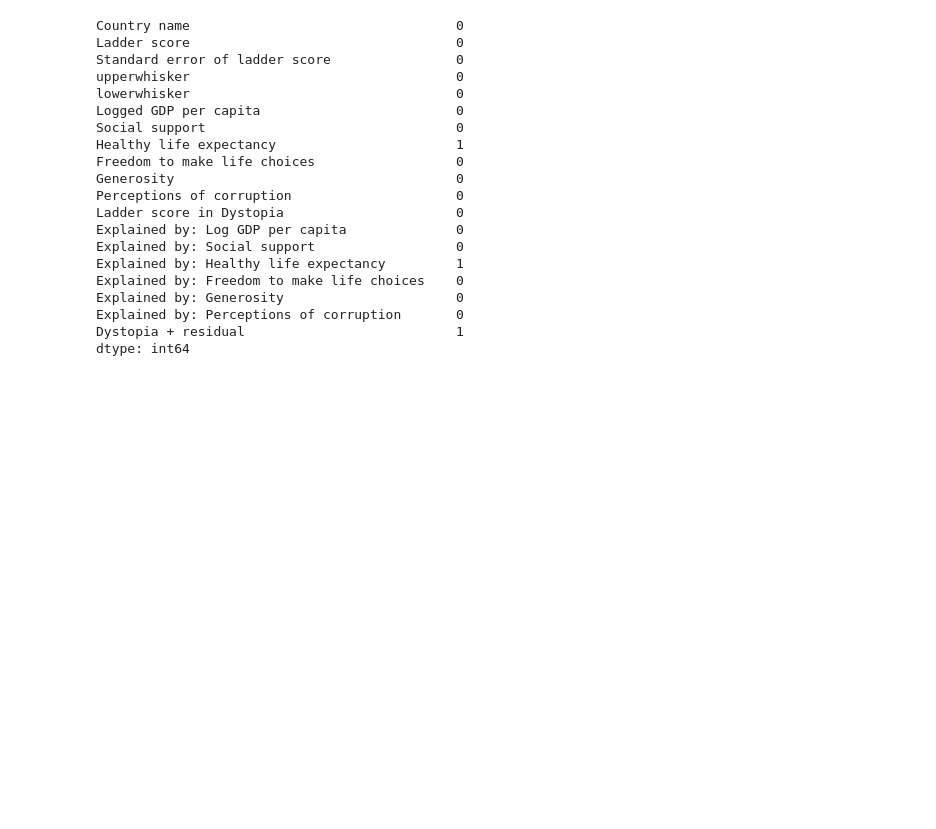
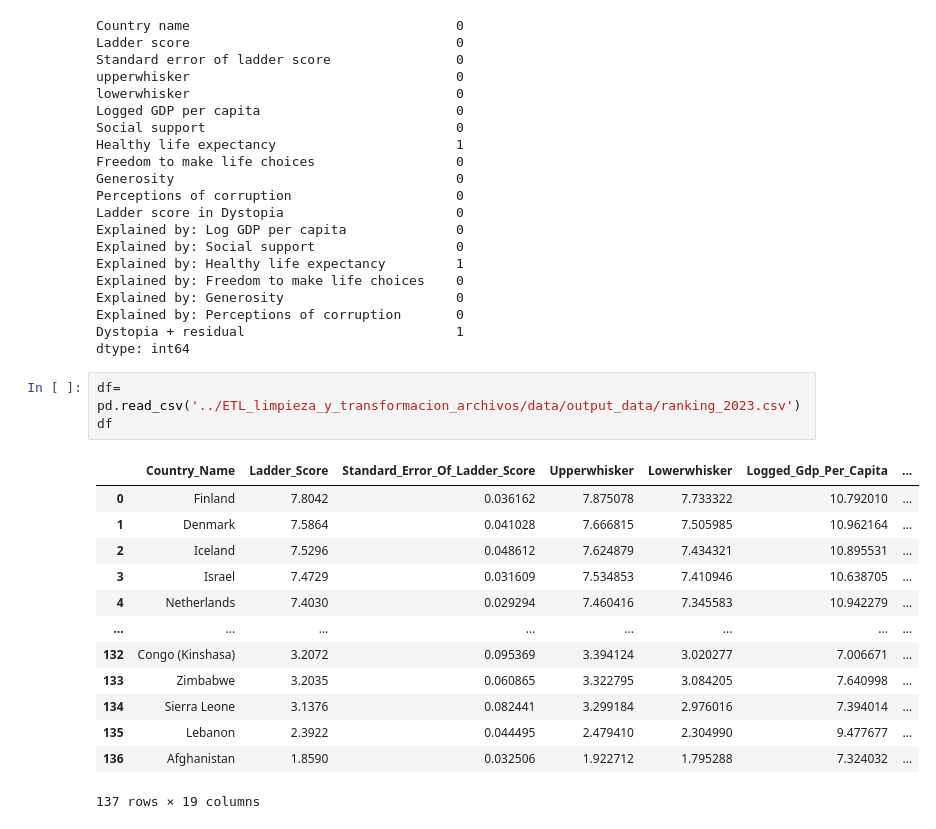
Before and after one commit to TaniaGraff/Modulo4_Tableu, a Jupyter notebook: borradores/dataframes_felicidad.ipynb, the cells around one changed output. Saved outputs shown, nothing was run; the diff lists cells and outputs as text; blank space fills up the shorter version.

```diff
--- a/borradores/dataframes_felicidad.ipynb
+++ b/borradores/dataframes_felicidad.ipynb
@@ -106,3 +106,20 @@ Explained by: Generosity                      0
 Explained by: Perceptions of corruption       0
 Dystopia + residual                           1
 dtype: int64
+# %%
+df= pd.read_csv('../ETL_limpieza_y_transformacion_archivos/data/output_data/ranking_2023.csv')
+df
+# %% [output]
+|  | Country_Name | Ladder_Score | Standard_Error_Of_Ladder_Score | Upperwhisker | Lowerwhisker | Logged_Gdp_Per_Capita | ... |
+| 0 | Finland | 7.8042 | 0.036162 | 7.875078 | 7.733322 | 10.792010 | ... |
+| 1 | Denmark | 7.5864 | 0.041028 | 7.666815 | 7.505985 | 10.962164 | ... |
+| 2 | Iceland | 7.5296 | 0.048612 | 7.624879 | 7.434321 | 10.895531 | ... |
+| 3 | Israel | 7.4729 | 0.031609 | 7.534853 | 7.410946 | 10.638705 | ... |
+| 4 | Netherlands | 7.4030 | 0.029294 | 7.460416 | 7.345583 | 10.942279 | ... |
+| ... | ... | ... | ... | ... | ... | ... | ... |
+| 132 | Congo (Kinshasa) | 3.2072 | 0.095369 | 3.394124 | 3.020277 | 7.006671 | ... |
+| 133 | Zimbabwe | 3.2035 | 0.060865 | 3.322795 | 3.084205 | 7.640998 | ... |
+| 134 | Sierra Leone | 3.1376 | 0.082441 | 3.299184 | 2.976016 | 7.394014 | ... |
+| 135 | Lebanon | 2.3922 | 0.044495 | 2.479410 | 2.304990 | 9.477677 | ... |
+| 136 | Afghanistan | 1.8590 | 0.032506 | 1.922712 | 1.795288 | 7.324032 | ... |
+137 rows × 19 columns
```
Also changed, not shown: 5 other files.
